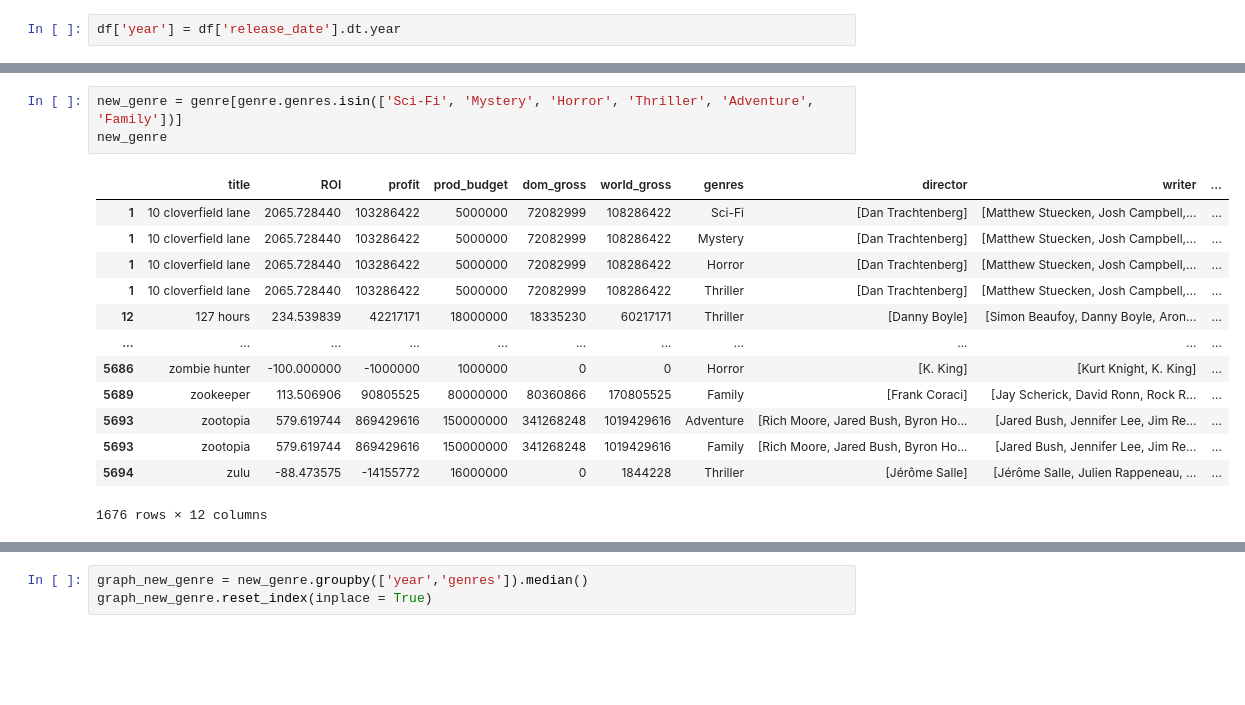
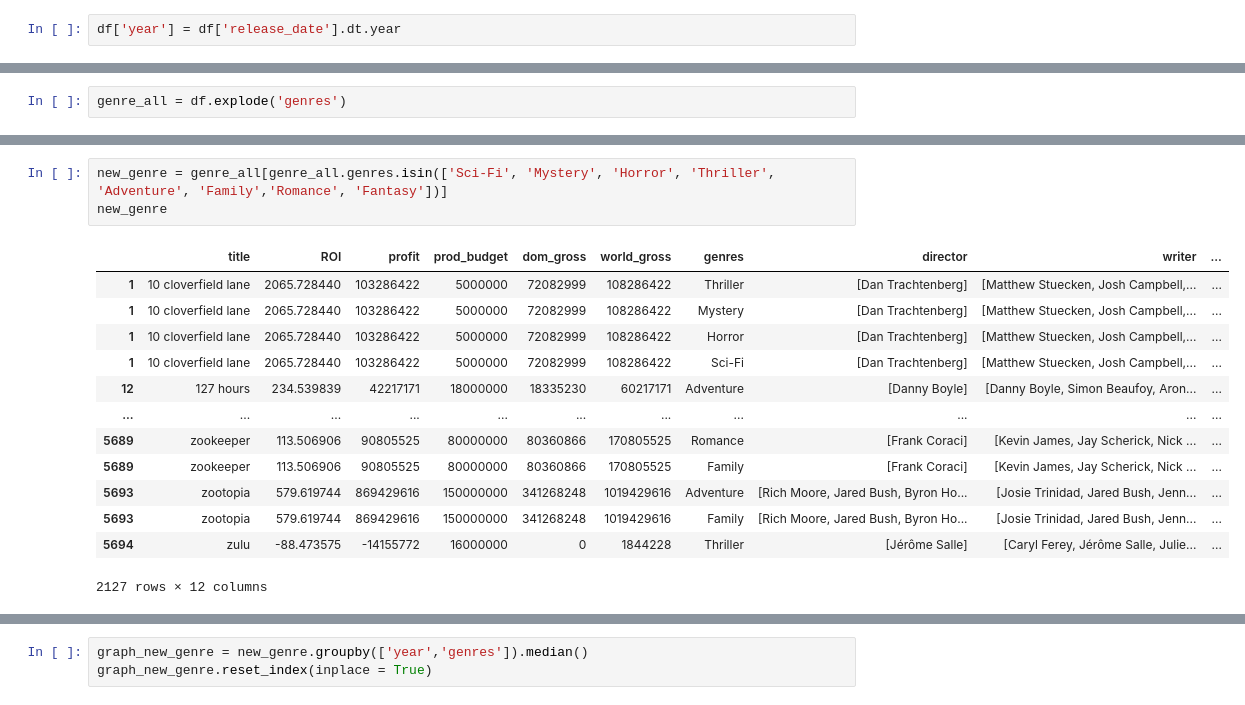
Before and after one commit to JoshuaGottlieb/Microsoft-Movie-Recommendation, a Jupyter notebook: Eggatron-Folder/EDA.ipynb, the cells around one changed output, grey strips where cells are left out. Drawn from its saved outputs; the diff is of its cells as text; blank space fills up the shorter version.

```diff
--- a/Eggatron-Folder/EDA.ipynb
+++ b/Eggatron-Folder/EDA.ipynb
@@ -13 +15,3 @@ df['year'] = df['release_date'].dt.year
+# %%
+genre_all = df.explode('genres')
 # %%
@@ -36,17 +40,17 @@ genre.groupby('genres').median().sort_values('ROI', ascending = False)
 # %%
-new_genre = genre[genre.genres.isin(['Sci-Fi', 'Mystery', 'Horror', 'Thriller', 'Adventure', 'Family'])]
+new_genre = genre_all[genre_all.genres.isin(['Sci-Fi', 'Mystery', 'Horror', 'Thriller', 'Adventure', 'Family','Romance', 'Fantasy'])]
 new_genre
 # %% [output]
 |  | title | ROI | profit | prod_budget | dom_gross | world_gross | genres | director | writer | ... |
-| 1 | 10 cloverfield lane | 2065.728440 | 103286422 | 5000000 | 72082999 | 108286422 | Sci-Fi | [Dan Trachtenberg] | [Matthew Stuecken, Josh Campbell,... | ... |
+| 1 | 10 cloverfield lane | 2065.728440 | 103286422 | 5000000 | 72082999 | 108286422 | Thriller | [Dan Trachtenberg] | [Matthew Stuecken, Josh Campbell,... | ... |
 | 1 | 10 cloverfield lane | 2065.728440 | 103286422 | 5000000 | 72082999 | 108286422 | Mystery | [Dan Trachtenberg] | [Matthew Stuecken, Josh Campbell,... | ... |
 | 1 | 10 cloverfield lane | 2065.728440 | 103286422 | 5000000 | 72082999 | 108286422 | Horror | [Dan Trachtenberg] | [Matthew Stuecken, Josh Campbell,... | ... |
-| 1 | 10 cloverfield lane | 2065.728440 | 103286422 | 5000000 | 72082999 | 108286422 | Thriller | [Dan Trachtenberg] | [Matthew Stuecken, Josh Campbell,... | ... |
-| 12 | 127 hours | 234.539839 | 42217171 | 18000000 | 18335230 | 60217171 | Thriller | [Danny Boyle] | [Simon Beaufoy, Danny Boyle, Aron... | ... |
+| 1 | 10 cloverfield lane | 2065.728440 | 103286422 | 5000000 | 72082999 | 108286422 | Sci-Fi | [Dan Trachtenberg] | [Matthew Stuecken, Josh Campbell,... | ... |
+| 12 | 127 hours | 234.539839 | 42217171 | 18000000 | 18335230 | 60217171 | Adventure | [Danny Boyle] | [Danny Boyle, Simon Beaufoy, Aron... | ... |
 | ... | ... | ... | ... | ... | ... | ... | ... | ... | ... | ... |
-| 5686 | zombie hunter | -100.000000 | -1000000 | 1000000 | 0 | 0 | Horror | [K. King] | [Kurt Knight, K. King] | ... |
-| 5689 | zookeeper | 113.506906 | 90805525 | 80000000 | 80360866 | 170805525 | Family | [Frank Coraci] | [Jay Scherick, David Ronn, Rock R... | ... |
-| 5693 | zootopia | 579.619744 | 869429616 | 150000000 | 341268248 | 1019429616 | Adventure | [Rich Moore, Jared Bush, Byron Ho... | [Jared Bush, Jennifer Lee, Jim Re... | ... |
-| 5693 | zootopia | 579.619744 | 869429616 | 150000000 | 341268248 | 1019429616 | Family | [Rich Moore, Jared Bush, Byron Ho... | [Jared Bush, Jennifer Lee, Jim Re... | ... |
-| 5694 | zulu | -88.473575 | -14155772 | 16000000 | 0 | 1844228 | Thriller | [Jérôme Salle] | [Jérôme Salle, Julien Rappeneau, ... | ... |
+| 5689 | zookeeper | 113.506906 | 90805525 | 80000000 | 80360866 | 170805525 | Romance | [Frank Coraci] | [Kevin James, Jay Scherick, Nick ... | ... |
+| 5689 | zookeeper | 113.506906 | 90805525 | 80000000 | 80360866 | 170805525 | Family | [Frank Coraci] | [Kevin James, Jay Scherick, Nick ... | ... |
+| 5693 | zootopia | 579.619744 | 869429616 | 150000000 | 341268248 | 1019429616 | Adventure | [Rich Moore, Jared Bush, Byron Ho... | [Josie Trinidad, Jared Bush, Jenn... | ... |
+| 5693 | zootopia | 579.619744 | 869429616 | 150000000 | 341268248 | 1019429616 | Family | [Rich Moore, Jared Bush, Byron Ho... | [Josie Trinidad, Jared Bush, Jenn... | ... |
+| 5694 | zulu | -88.473575 | -14155772 | 16000000 | 0 | 1844228 | Thriller | [Jérôme Salle] | [Caryl Ferey, Jérôme Salle, Julie... | ... |
-1676 rows × 12 columns
+2127 rows × 12 columns
```
Also changed, not shown: parts of 33 cells of this notebook, 1 other file.
